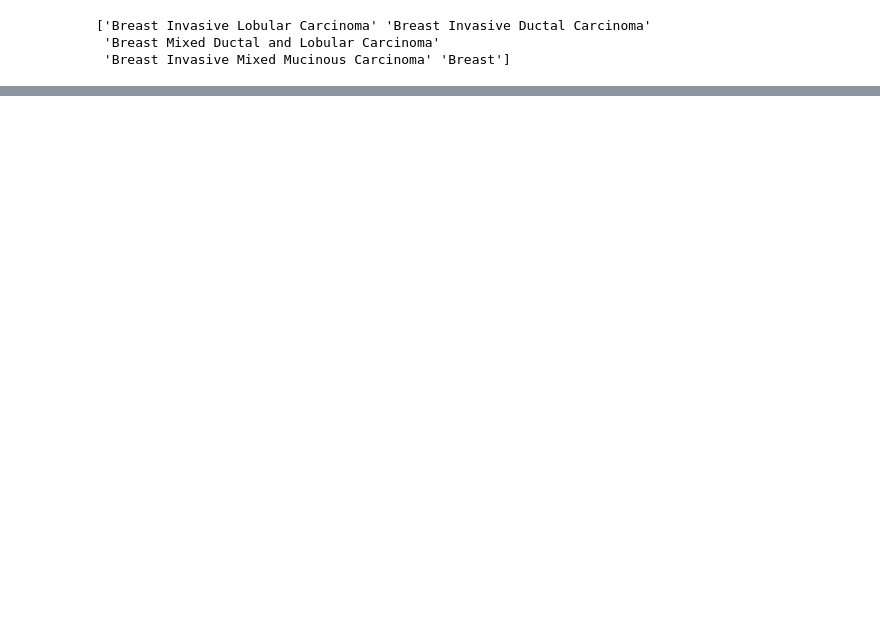
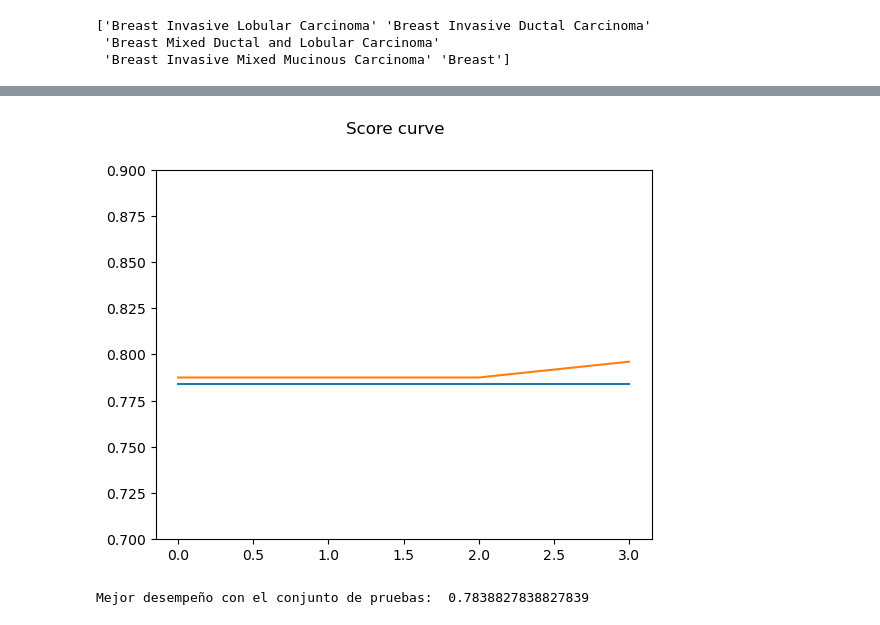
Before and after one commit to Allocco14/BreastCancerIIA, a Jupyter notebook: Breast_cancer.ipynb, the cells around one changed output, grey strips where cells are left out. Drawn from its saved outputs; the diff is of its cells as text; code cells hidden in the pictures; blank space fills up the shorter version.

```diff
--- a/Breast_cancer.ipynb
+++ b/Breast_cancer.ipynb
@@ -367,0 +325,11 @@ plt.title(all_sample_title, size = 15);
+# %%
+f, ax = plt.subplots(1)
+ax.plot(score)
+ax.plot(score_train)
+ax.set_ylim(ymin=0.7, ymax=0.9)
+f.suptitle("Score curve")
+plt.show(f)
+print("Mejor desempeño con el conjunto de pruebas: ", max(score))
+# %% [output]
+[figure, added]
+Mejor desempeño con el conjunto de pruebas:  0.7838827838827839
```
Also changed, not shown: parts of 18 cells of this notebook.
